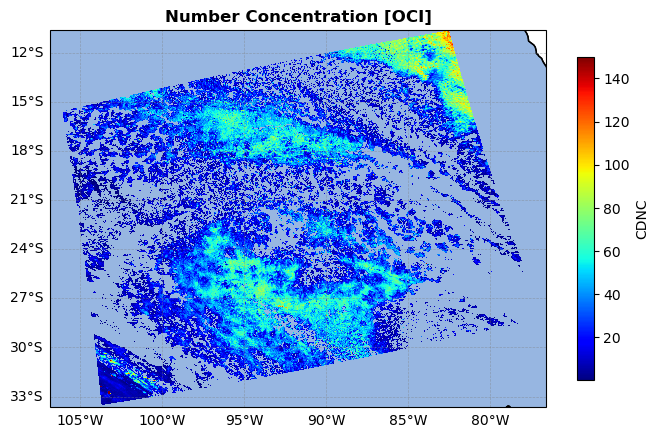
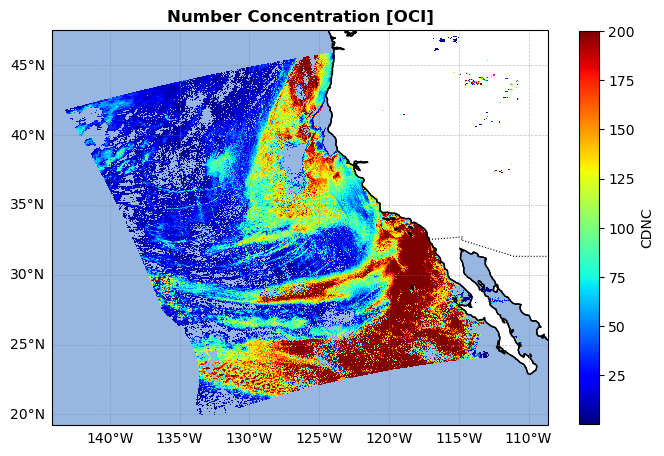
The change to this notebook cell's code, shown as a diff; its figure went from the first image to the second:
--- before
+++ after
@@ -1,7 +1,6 @@
-# Plotting
 plt.figure(figsize=(8, 6))
 ax = plt.axes(projection=ccrs.PlateCarree())
 
-img = ax.pcolormesh(lon, lat, Nd.values, cmap='jet', vmax=150, shading='auto')
+img = ax.pcolormesh(lon, lat, Nd.values, cmap='jet', vmax=200, shading='auto')
 ax.coastlines()
 ax.add_feature(cfeature.COASTLINE, linewidth=1, edgecolor='black')     
@@ -16,5 +15,5 @@
 # gl.ylines = False
 
-cbar = plt.colorbar(img, ax=ax, orientation='vertical', shrink=0.7, pad=0.05)
+cbar = plt.colorbar(img, ax=ax, orientation='vertical', shrink=0.85, pad=0.05)
 cbar.set_label('CDNC')
 

Commit: updated Analysis